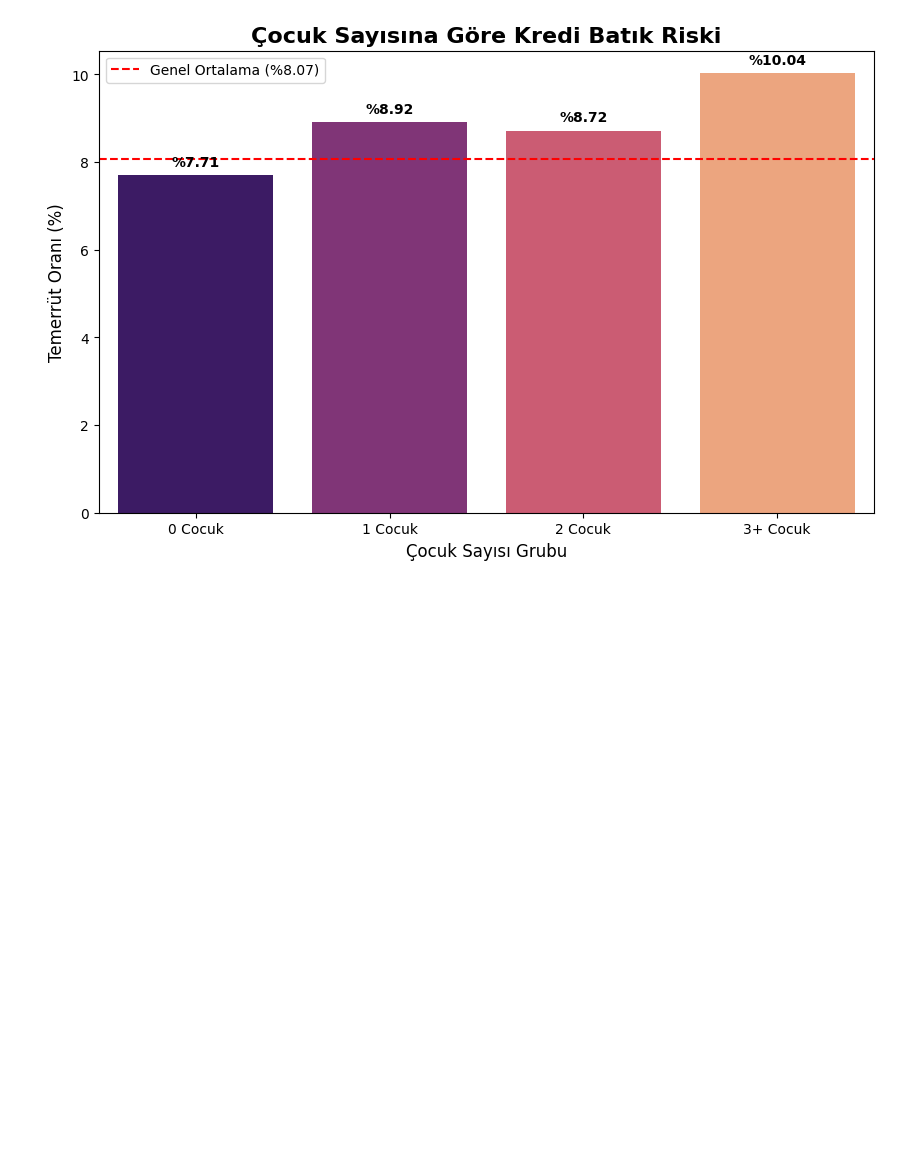
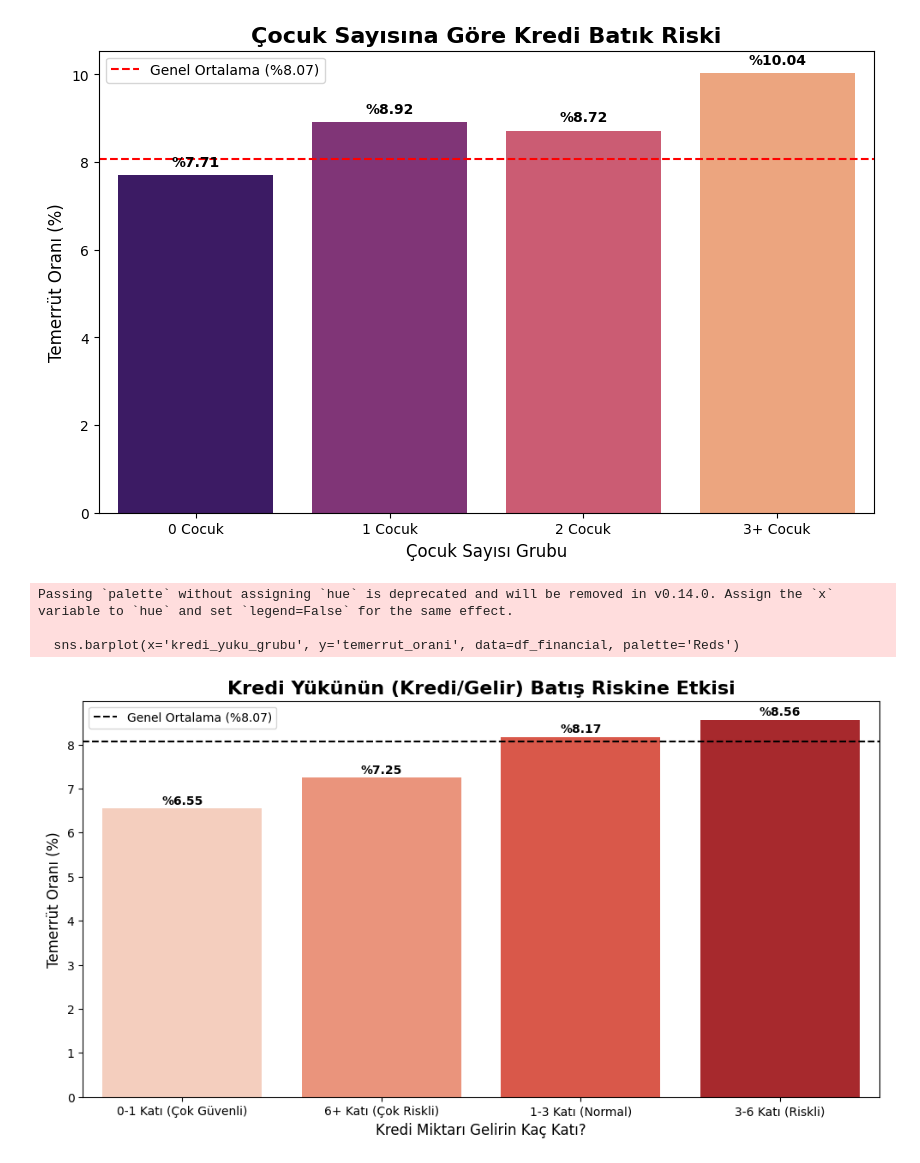
Before and after one commit to MehmetcanMutlu/Home-Credit-Default-Risk-Project, a Jupyter notebook: 1_HomeCredit_SQL_EDA.ipynb, the cells around one changed output. Saved outputs shown, nothing was run; the diff lists cells and outputs as text; code cells hidden in the pictures; blank space fills up the shorter version.

Commit message:
Survivor Bias tespit edilmiştir. Feature Engineering: Gelir/Kredi orani analizi

```diff
--- a/1_HomeCredit_SQL_EDA.ipynb
+++ b/1_HomeCredit_SQL_EDA.ipynb
@@ -231,3 +231,54 @@ Passing `palette` without assigning `hue` is deprecated and will be removed in v
 
   sns.barplot(x='cocuk_grubu', y='temerrut_orani', data=df_children_risk, palette='magma')
 [figure]
+# %%
+import pandas as pd
+import matplotlib.pyplot as plt
+import seaborn as sns
+import sqlite3
+
+# Eğer bağlantı koptuysa tekrar bağlanalım
+conn = sqlite3.connect('home_credit_db.sqlite')
+
+# --- Kredi / Gelir Oranı Analizi ---
+query_financial = """
+SELECT
+    CASE
+        WHEN AMT_CREDIT / AMT_INCOME_TOTAL < 1 THEN '0-1 Katı (Çok Güvenli)'
+        WHEN AMT_CREDIT / AMT_INCOME_TOTAL BETWEEN 1 AND 3 THEN '1-3 Katı (Normal)'
+        WHEN AMT_CREDIT / AMT_INCOME_TOTAL BETWEEN 3 AND 6 THEN '3-6 Katı (Riskli)'
+        WHEN AMT_CREDIT / AMT_INCOME_TOTAL >= 6 THEN '6+ Katı (Çok Riskli)'
+    END AS kredi_yuku_grubu,
+    COUNT(*) AS kisi_sayisi,
+    ROUND(AVG(TARGET) * 100, 2) AS temerrut_orani
+FROM
+    train_data
+GROUP BY
+    kredi_yuku_grubu
+ORDER BY
+    temerrut_orani ASC;
+"""
+
+# Veriyi çek
+df_financial = pd.read_sql(query_financial, conn)
+
+# Görselleştirme
+plt.figure(figsize=(12, 6))
+sns.barplot(x='kredi_yuku_grubu', y='temerrut_orani', data=df_financial, palette='Reds')
+
+plt.title('Kredi Yükünün (Kredi/Gelir) Batış Riskine Etkisi', fontsize=16, fontweight='bold')
+plt.xlabel('Kredi Miktarı Gelirin Kaç Katı?', fontsize=12)
+plt.ylabel('Temerrüt Oranı (%)', fontsize=12)
+plt.axhline(y=8.07, color='black', linestyle='--', label='Genel Ortalama (%8.07)')
+plt.legend()
+
+# Değerleri yazdır
+for index, row in df_financial.iterrows():
+    plt.text(index, row.temerrut_orani + 0.1, f"%{row.temerrut_orani}", color='black', ha="center", fontweight='bold')
+
+plt.show()
+# %% [output]
+Passing `palette` without assigning `hue` is deprecated and will be removed in v0.14.0. Assign the `x` variable to `hue` and set `legend=False` for the same effect.
+
+  sns.barplot(x='kredi_yuku_grubu', y='temerrut_orani', data=df_financial, palette='Reds')
+[figure, added]
```
